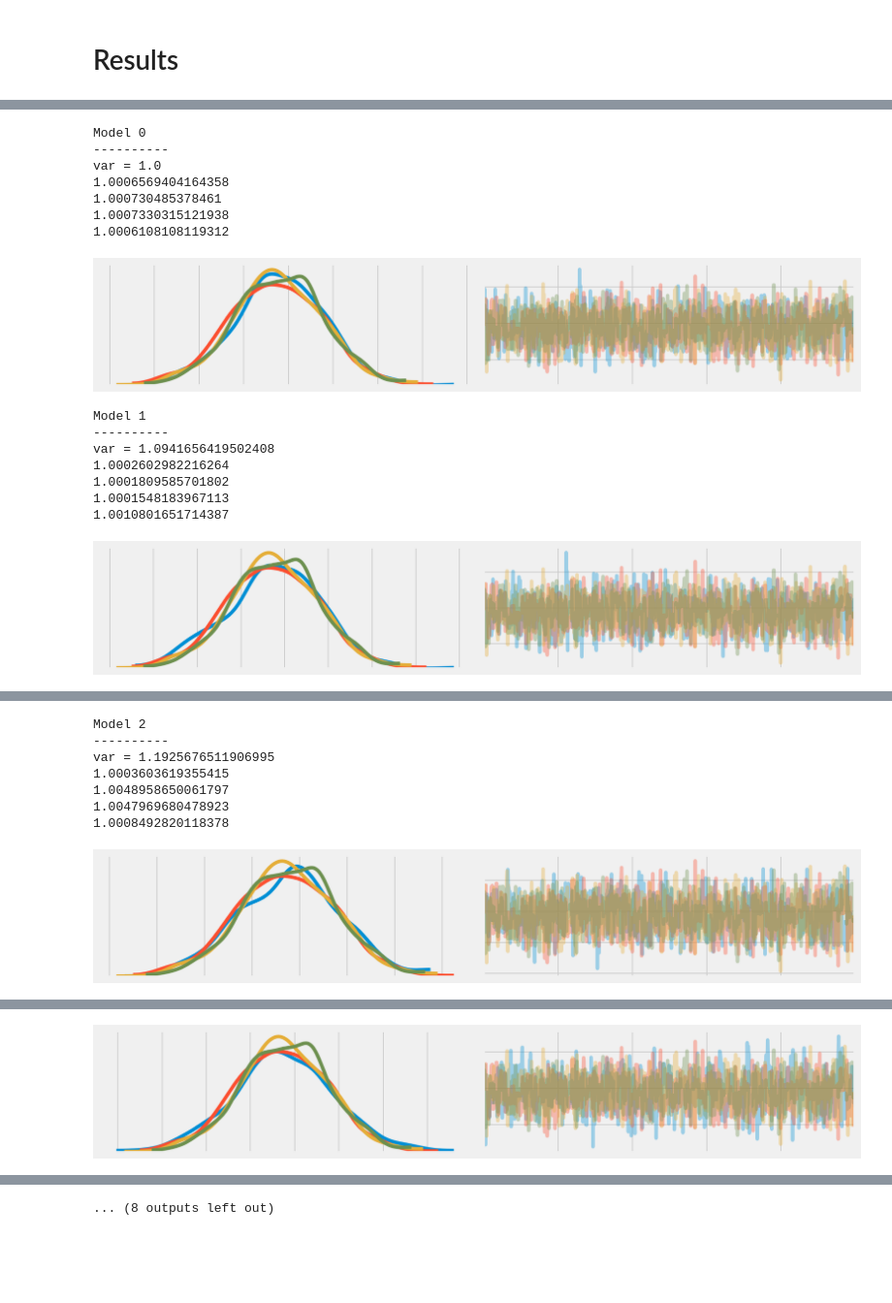
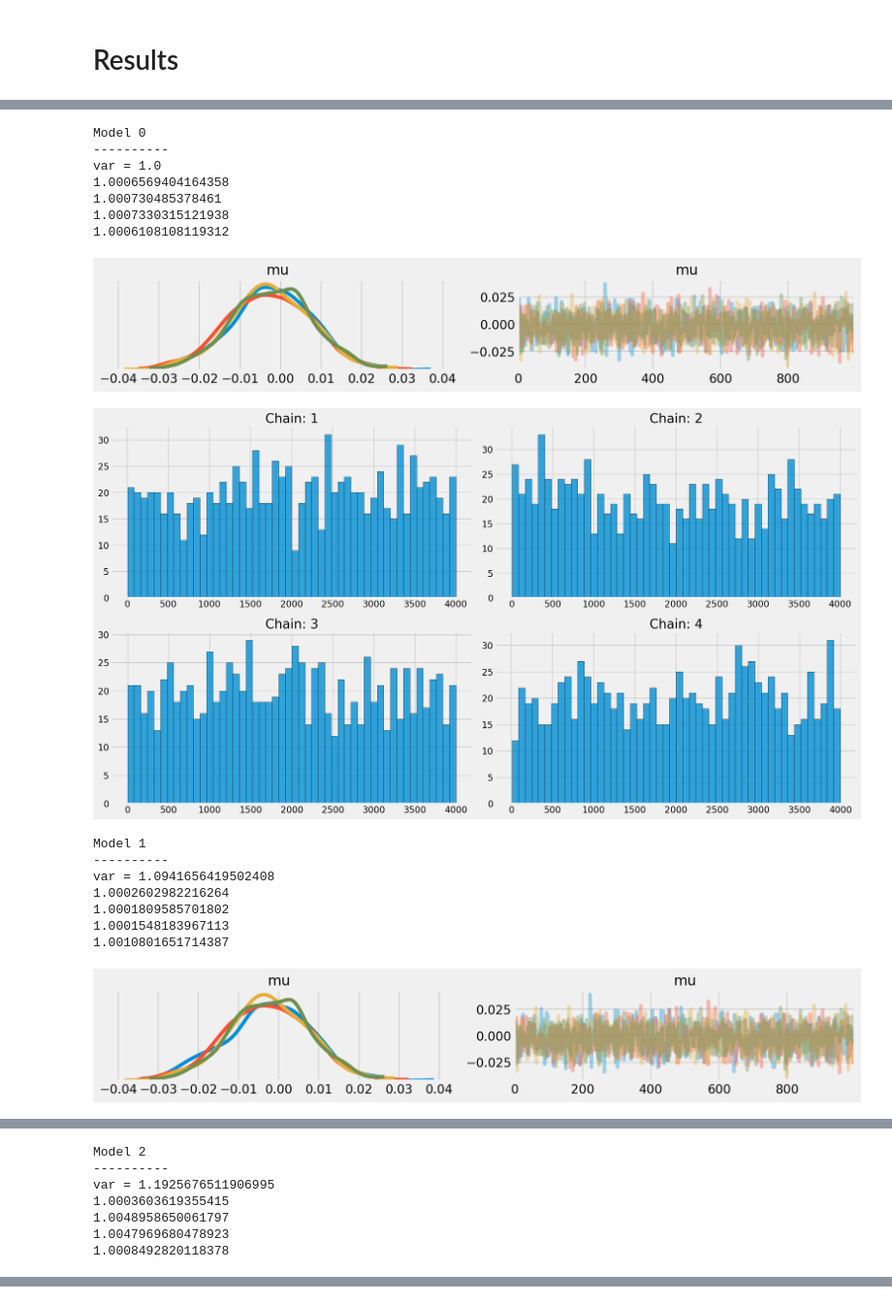
Before and after one commit to icweaver/pyHat, a Jupyter notebook: examples/rhat_variance/rhat_variance.ipynb, the cells around one changed output, grey strips where cells are left out. Shown at 97% size. Cells and saved outputs as stored; diff of their text form; code cells hidden in the pictures; blank space fills up the shorter version.

```diff
--- a/examples/rhat_variance/rhat_variance.ipynb
+++ b/examples/rhat_variance/rhat_variance.ipynb
@@ -102,34 +104,36 @@ With our suite of modified models, we can now observe what happens to each versi
 # %%
 sigmas = np.linspace(1.0, np.sqrt(2), 10)
 traces_fake = np.load("data/models.npy")
 for i, (sigma, t) in enumerate(zip(sigmas, traces_fake)):
     # print stats
     rhat_stand = utils.rhat(t, split=False)
     rhat_split = utils.rhat(t, split=True)
     rhat_srank = utils.rank_rhat(t)
     rhat_sfold = utils.folded_split_rhat(t)
 
     print(f"Model {i}")
     print("----------")
     print(f"var = {sigma**2}")
     print(rhat_stand)
     print(rhat_split)
     print(rhat_srank)
     print(rhat_sfold)
 
     # show trace plot
     trace_dvar_dict = {params[0]:t}
     pm.traceplot(trace_dvar_dict)
+    plotutils.rankplot(t, 4, 2, 2)
     plt.show()
 # %% [output]
 Model 0
 ----------
 var = 1.0
 1.0006569404164358
 1.000730485378461
 1.0007330315121938
 1.0006108108119312
-[figure, old version]
+[figure, new version]
+[figure, new version]
 Model 1
 ----------
 var = 1.0941656419502408
@@ -137,4 +141,4 @@ var = 1.0941656419502408
 1.0001809585701802
 1.0001548183967113
 1.0010801651714387
-[figure, old version]
+[figure, new version]
@@ -145,4 +150,3 @@ var = 1.1925676511906995
 1.0048958650061797
 1.0047969680478923
 1.0008492820118378
-[figure, old version]
@@ -153,4 +159,3 @@ var = 1.2952060277213755
 1.0001604617316162
 1.000185639136151
 1.0021581935196546
-[figure, old version]
@@ -173,2 +165 @@ var = 1.5131918826533803
-... (8 outputs left out)
 # %% [markdown]
```
Also changed, not shown: parts of 6 cells of this notebook, 4 other files.
